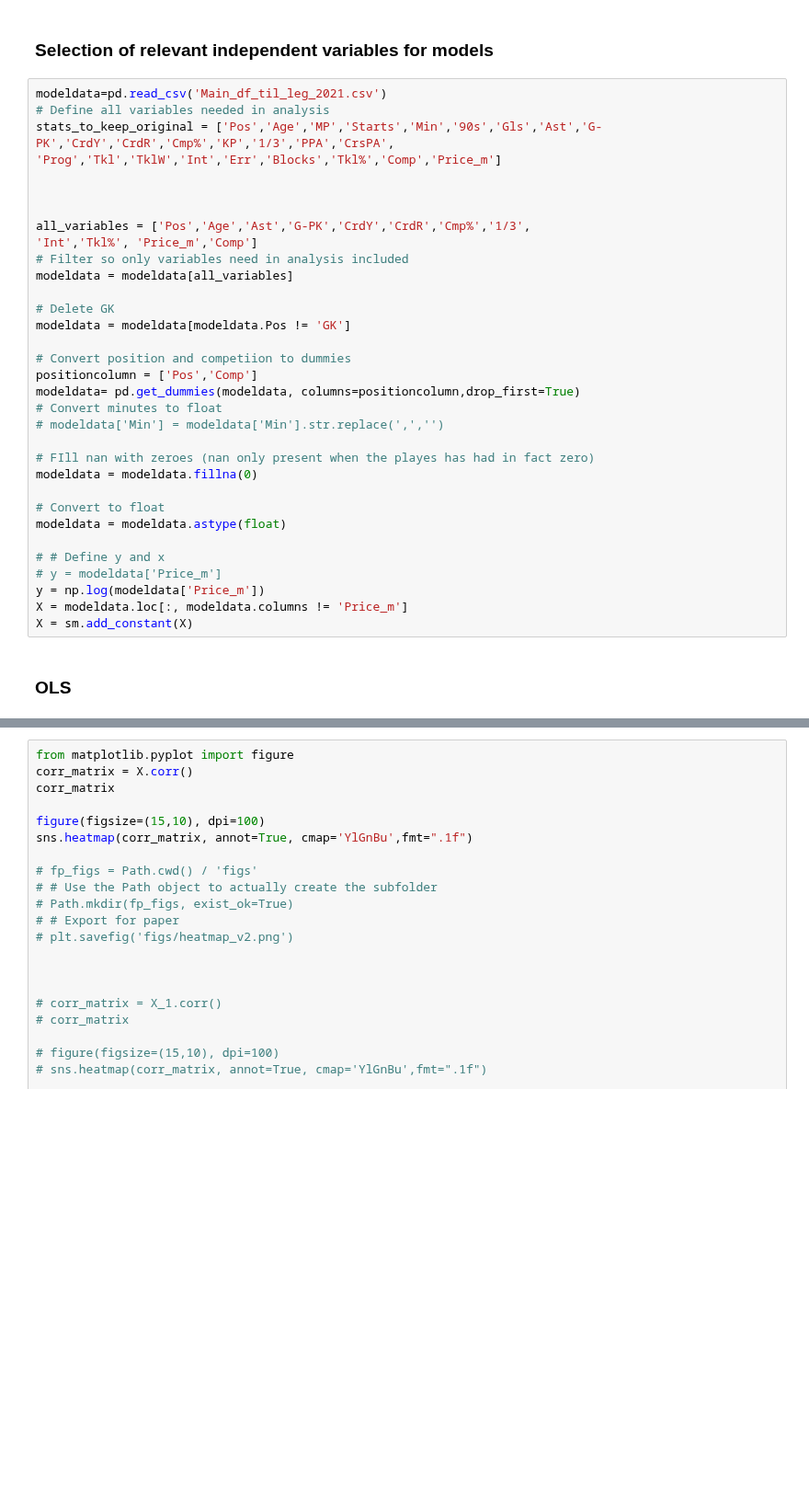
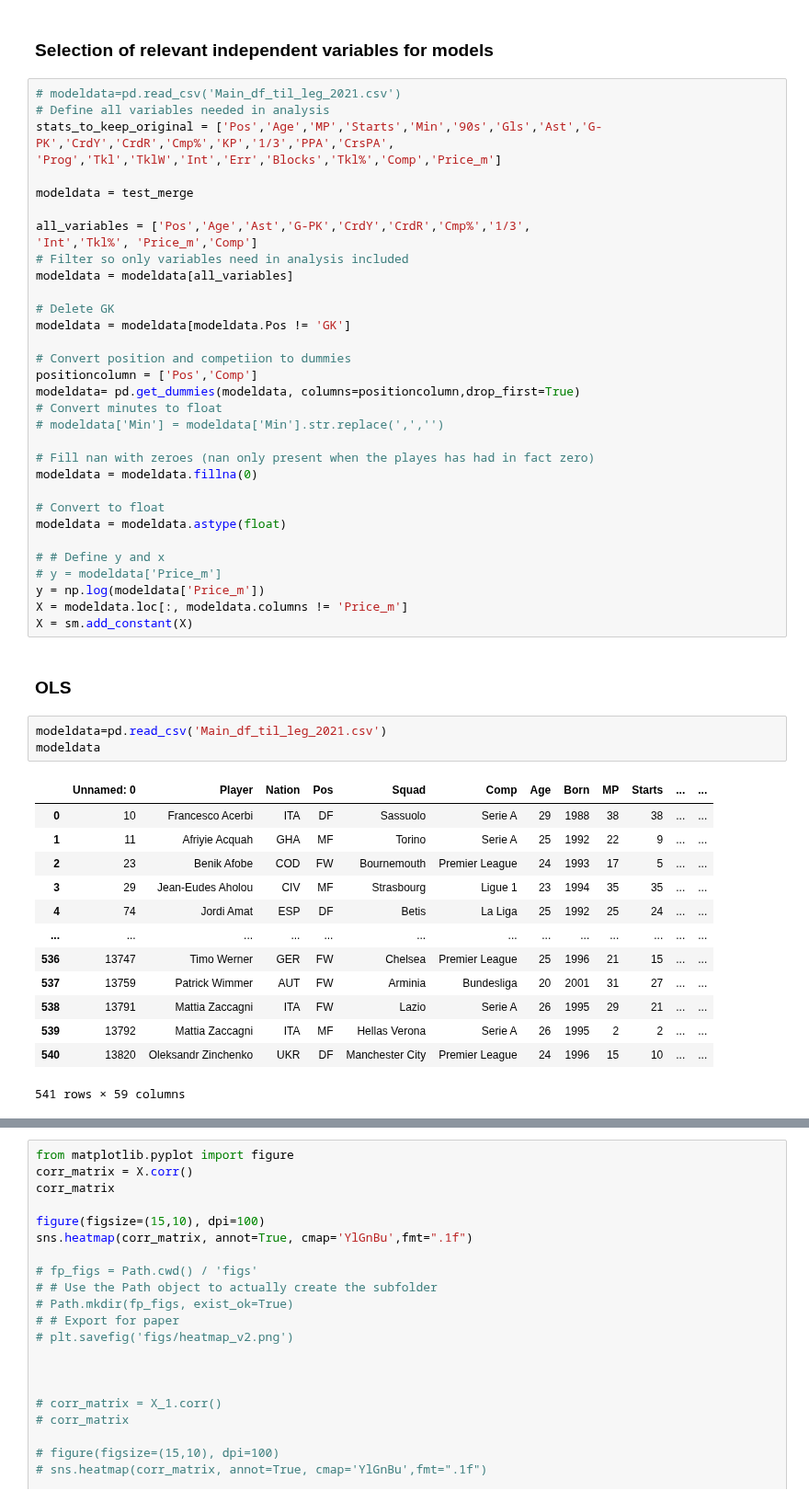
Before and after one commit to mathiasbindseil/three_drengz, a Jupyter notebook: ISDS - Kopi.ipynb, the cells around one changed output, grey strips where cells are left out. Shown at 92% size. Drawn from its saved outputs; the diff is of its cells as text; blank space fills up the shorter version.

```diff
--- a/ISDS - Kopi.ipynb
+++ b/ISDS - Kopi.ipynb
@@ -430,12 +437,12 @@ new_df.to_csv('sdgsgs.csv')
 # %% [markdown]
 ### **Selection of relevant independent variables for models**
 # %%
-modeldata=pd.read_csv('Main_df_til_leg_2021.csv')
+# modeldata=pd.read_csv('Main_df_til_leg_2021.csv')
 # Define all variables needed in analysis
 stats_to_keep_original = ['Pos','Age','MP','Starts','Min','90s','Gls','Ast','G-PK','CrdY','CrdR','Cmp%','KP','1/3','PPA','CrsPA',
 'Prog','Tkl','TklW','Int','Err','Blocks','Tkl%','Comp','Price_m']
 
-
+modeldata = test_merge
 
 all_variables = ['Pos','Age','Ast','G-PK','CrdY','CrdR','Cmp%','1/3',
 'Int','Tkl%', 'Price_m','Comp']
@@ -451,7 +458,7 @@ modeldata= pd.get_dummies(modeldata, columns=positioncolumn,drop_first=True)
 # Convert minutes to float
 # modeldata['Min'] = modeldata['Min'].str.replace(',','')
 
-# FIll nan with zeroes (nan only present when the playes has had in fact zero)
+# Fill nan with zeroes (nan only present when the playes has had in fact zero)
 modeldata = modeldata.fillna(0)
 
 # Convert to float
@@ -464,6 +471,23 @@ X = modeldata.loc[:, modeldata.columns != 'Price_m']
 X = sm.add_constant(X)
 # %% [markdown]
 ### **OLS**
+# %%
+modeldata=pd.read_csv('Main_df_til_leg_2021.csv')
+modeldata
+# %% [output]
+|  | Unnamed: 0 | Player | Nation | Pos | Squad | Comp | Age | Born | MP | Starts | ... | ... |
+| 0 | 10 | Francesco Acerbi | ITA | DF | Sassuolo | Serie A | 29 | 1988 | 38 | 38 | ... | ... |
+| 1 | 11 | Afriyie Acquah | GHA | MF | Torino | Serie A | 25 | 1992 | 22 | 9 | ... | ... |
+| 2 | 23 | Benik Afobe | COD | FW | Bournemouth | Premier League | 24 | 1993 | 17 | 5 | ... | ... |
+| 3 | 29 | Jean-Eudes Aholou | CIV | MF | Strasbourg | Ligue 1 | 23 | 1994 | 35 | 35 | ... | ... |
+| 4 | 74 | Jordi Amat | ESP | DF | Betis | La Liga | 25 | 1992 | 25 | 24 | ... | ... |
+| ... | ... | ... | ... | ... | ... | ... | ... | ... | ... | ... | ... | ... |
+| 536 | 13747 | Timo Werner | GER | FW | Chelsea | Premier League | 25 | 1996 | 21 | 15 | ... | ... |
+| 537 | 13759 | Patrick Wimmer | AUT | FW | Arminia | Bundesliga | 20 | 2001 | 31 | 27 | ... | ... |
+| 538 | 13791 | Mattia Zaccagni | ITA | FW | Lazio | Serie A | 26 | 1995 | 29 | 21 | ... | ... |
+| 539 | 13792 | Mattia Zaccagni | ITA | MF | Hellas Verona | Serie A | 26 | 1995 | 2 | 2 | ... | ... |
+| 540 | 13820 | Oleksandr Zinchenko | UKR | DF | Manchester City | Premier League | 24 | 1996 | 15 | 10 | ... | ... |
+541 rows × 59 columns
 # %%
 olsmod = sm.OLS(y, X)
 olsres = olsmod.fit()
```
Also changed, not shown: parts of 11 cells of this notebook, 1 other file.
